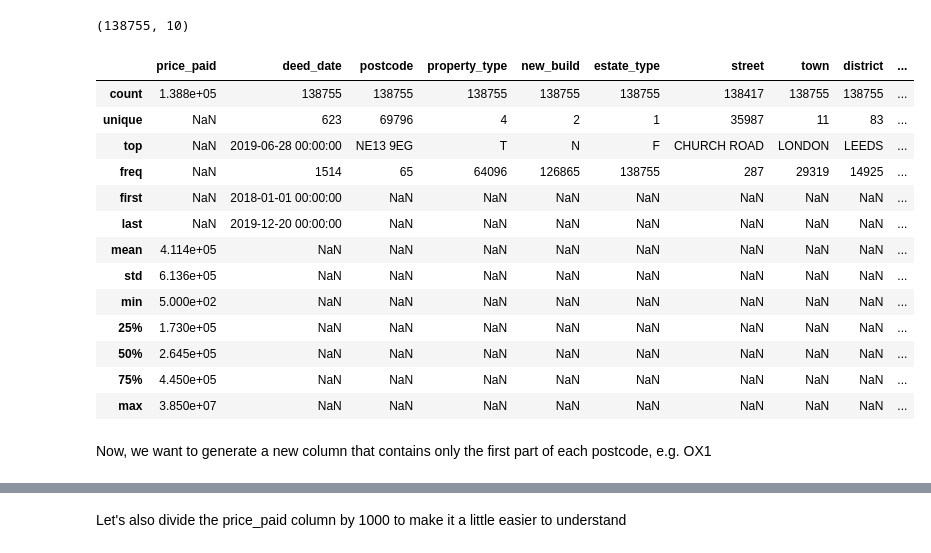
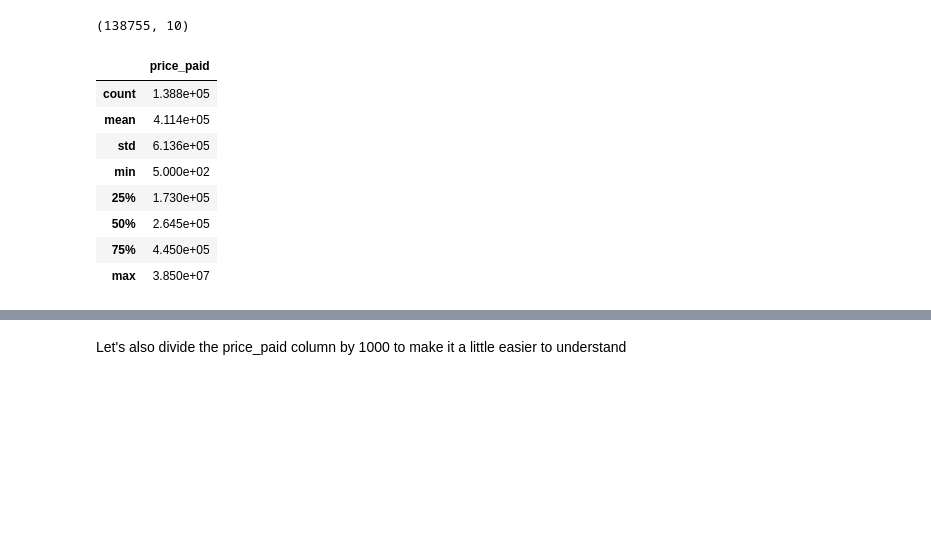
Before and after one commit to Grinnbarr/Coursera, a Jupyter notebook: BoN_FA.ipynb, the cells around one changed output, grey strips where cells are left out. Saved outputs shown, nothing was run; the diff lists cells and outputs as text; code cells hidden in the pictures; blank space fills up the shorter version.

```diff
--- a/BoN_FA.ipynb
+++ b/BoN_FA.ipynb
@@ -90,21 +163,14 @@ df.shape
 # %% [output]
 (138755, 10)
 # %%
-df.describe(include='all')
+df.describe()
 # %% [output]
-|  | price_paid | deed_date | postcode | property_type | new_build | estate_type | street | town | district | ... |
-| count | 1.388e+05 | 138755 | 138755 | 138755 | 138755 | 138755 | 138417 | 138755 | 138755 | ... |
-| unique | NaN | 623 | 69796 | 4 | 2 | 1 | 35987 | 11 | 83 | ... |
-| top | NaN | 2019-06-28 00:00:00 | NE13 9EG | T | N | F | CHURCH ROAD | LONDON | LEEDS | ... |
-| freq | NaN | 1514 | 65 | 64096 | 126865 | 138755 | 287 | 29319 | 14925 | ... |
-| first | NaN | 2018-01-01 00:00:00 | NaN | NaN | NaN | NaN | NaN | NaN | NaN | ... |
-| last | NaN | 2019-12-20 00:00:00 | NaN | NaN | NaN | NaN | NaN | NaN | NaN | ... |
-| mean | 4.114e+05 | NaN | NaN | NaN | NaN | NaN | NaN | NaN | NaN | ... |
-| std | 6.136e+05 | NaN | NaN | NaN | NaN | NaN | NaN | NaN | NaN | ... |
-| min | 5.000e+02 | NaN | NaN | NaN | NaN | NaN | NaN | NaN | NaN | ... |
-| 25% | 1.730e+05 | NaN | NaN | NaN | NaN | NaN | NaN | NaN | NaN | ... |
-| 50% | 2.645e+05 | NaN | NaN | NaN | NaN | NaN | NaN | NaN | NaN | ... |
-| 75% | 4.450e+05 | NaN | NaN | NaN | NaN | NaN | NaN | NaN | NaN | ... |
-| max | 3.850e+07 | NaN | NaN | NaN | NaN | NaN | NaN | NaN | NaN | ... |
+|  | price_paid |
+| count | 1.388e+05 |
+| mean | 4.114e+05 |
+| std | 6.136e+05 |
+| min | 5.000e+02 |
+| 25% | 1.730e+05 |
+| 50% | 2.645e+05 |
+| 75% | 4.450e+05 |
+| max | 3.850e+07 |
-# %% [markdown]
-Now, we want to generate a new column that contains only the first part of each postcode, e.g. OX1
```
Also changed, not shown: parts of 82 cells of this notebook.
